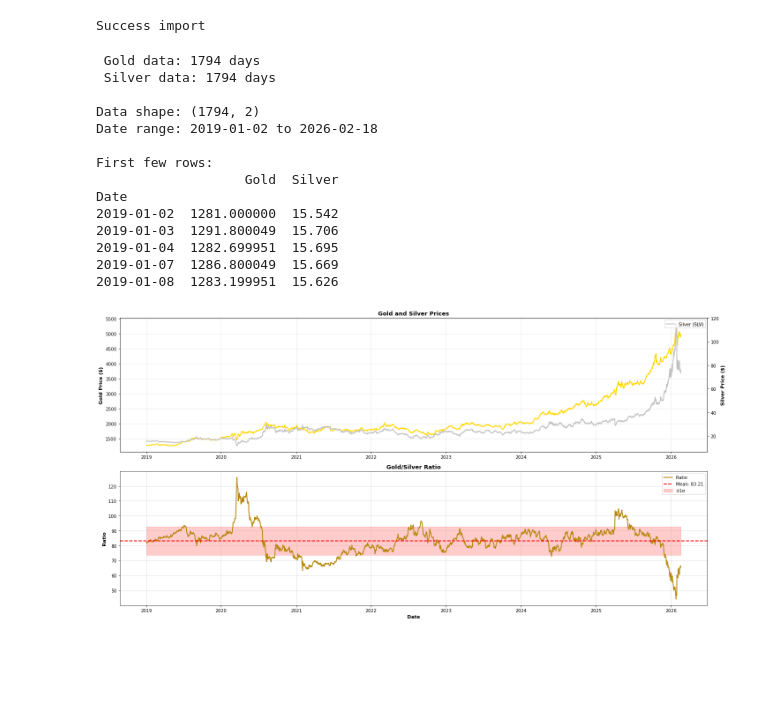
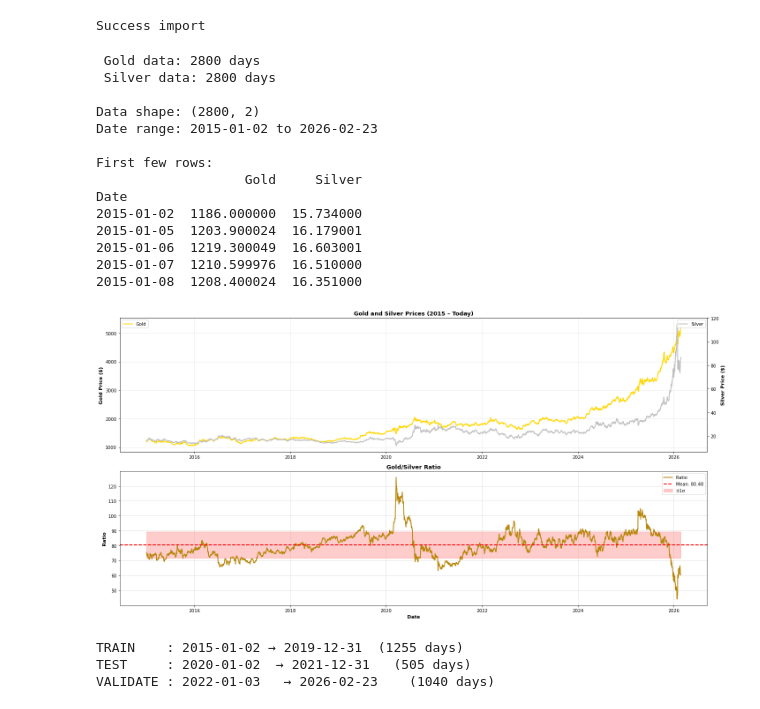
Before and after one commit to Prakhar3006/Gold-Silver-Mean-Reversion, a Jupyter notebook: Gold-Silver.ipynb, the cells around one changed output. Cells and saved outputs as stored; diff of their text form; code cells hidden in the pictures; blank space fills up the shorter version.

```diff
--- a/Gold-Silver.ipynb
+++ b/Gold-Silver.ipynb
@@ -13,74 +11,92 @@ print("Success import")
 # %% [output]
 Success import
 # %%
-start_date = "2019-01-01"
-end_date = None
-gold_data = yf.download("GC=F", start_date, end_date , progress= False)
-goldprice = gold_data['Close']
+start_date = "2015-01-01"
+end_date   = None  # today
+
+gold_data   = yf.download("GC=F", start_date, end_date, progress=False)
+goldprice   = gold_data['Close']
 print(f" Gold data: {len(goldprice)} days")
-silver_data = yf.download('SI=F', start=start_date, end=end_date, progress=False)
-silverprice = silver_data['Close']  # Get the closing price
+
+silver_data = yf.download("SI=F", start=start_date, end=end_date, progress=False)
+silverprice = silver_data['Close']
 print(f" Silver data: {len(silverprice)} days")
 
 data = pd.concat([goldprice, silverprice], axis=1)
 data.columns = ['Gold', 'Silver']
-
 data = data.dropna()
-
 
 print(f"\nData shape: {data.shape}")
 print(f"Date range: {data.index.min().date()} to {data.index.max().date()}")
 print(f"\nFirst few rows:")
 print(data.head())
 # %% [output]
- Gold data: 1794 days
- Silver data: 1794 days
+ Gold data: 2800 days
+ Silver data: 2800 days
 
-Data shape: (1794, 2)
-Date range: 2019-01-02 to 2026-02-18
+Data shape: (2800, 2)
+Date range: 2015-01-02 to 2026-02-23
 
 First few rows:
-                   Gold  Silver
+                   Gold     Silver
 Date
-2019-01-02  1281.000000  15.542
-2019-01-03  1291.800049  15.706
-2019-01-04  1282.699951  15.695
-2019-01-07  1286.800049  15.669
-2019-01-08  1283.199951  15.626
+2015-01-02  1186.000000  15.734000
+2015-01-05  1203.900024  16.179001
+2015-01-06  1219.300049  16.603001
+2015-01-07  1210.599976  16.510000
+2015-01-08  1208.400024  16.351000
 # %%
-fig, (f1,f2) = plt.subplots(2 , 1 , figsize=(20,10))
+fig, (f1, f2) = plt.subplots(2, 1, figsize=(20, 10))
 
-x=data.index.to_numpy()
-gold=data["Gold"].to_numpy()
-slv= data["Silver"].to_numpy()
+x   = data.index.to_numpy()
+gold = data["Gold"].to_numpy()
+slv  = data["Silver"].to_numpy()
 
-f1.plot(x,gold,label = "Gold", linewidth=2, color='gold')
+f1.plot(x, gold, label="Gold", linewidth=2, color='gold')
 f1.set_ylabel('Gold Price ($)', fontsize=11, fontweight='bold')
-f1.set_title('Gold and Silver Prices', fontsize=13, fontweight='bold')
+f1.set_title('Gold and Silver Prices (2015 – Today)', fontsize=13, fontweight='bold')
 f1.legend()
 f1.grid(True, alpha=0.3)
 
 f1_twin = f1.twinx()
-f1_twin.plot(x, slv, label='Silver (SLV)', linewidth=2, color='silver')
+f1_twin.plot(x, slv, label='Silver', linewidth=2, color='silver')
 f1_twin.set_ylabel('Silver Price ($)', fontsize=11, fontweight='bold')
 f1_twin.legend(loc='upper right')
 
-ratio = gold/slv
-mean=ratio.mean()
-std= ratio.std()
+ratio = gold / slv
+mean  = ratio.mean()
+std   = ratio.std()
 
 f2.plot(x, ratio, linewidth=2, color='darkgoldenrod', label='Ratio')
 f2.axhline(mean, color='red', linestyle='--', linewidth=2, label=f'Mean: {mean:.2f}')
 f2.fill_between(x, mean - std, mean + std, alpha=0.2, color='red', label='±1σ')
-
 f2.set_ylabel('Ratio', fontsize=11, fontweight='bold')
-f2.set_xlabel('Date', fontsize=11, fontweight='bold')
+f2.set_xlabel('Date',  fontsize=11, fontweight='bold')
 f2.set_title('Gold/Silver Ratio', fontsize=13, fontweight='bold')
 f2.legend()
 f2.grid(True, alpha=0.5)
 
 plt.tight_layout()
 plt.show()
 # %% [output]
-[figure, old version]
+[figure, new version]
+# %%
+# ============================================================
+# SPLIT: Train | Test | Validate
+# ============================================================
+train_end = '2019-12-31'
+test_end  = '2021-12-31'
+# validate  = 2024-01-01 → today
+
+data_train = data[data.index <= train_end]
+data_test  = data[(data.index > train_end) & (data.index <= test_end)]
+data_val   = data[data.index > test_end]
+
+print(f"TRAIN    : {data_train.index.min().date()} → {data_train.index.max().date()}  ({len(data_train)} days)")
+print(f"TEST     : {data_test.index.min().date()}  → {data_test.index.max().date()}   ({len(data_test)} days)")
+print(f"VALIDATE : {data_val.index.min().date()}   → {data_val.index.max().date()}    ({len(data_val)} days)")
+# %% [output]
+TRAIN    : 2015-01-02 → 2019-12-31  (1255 days)
+TEST     : 2020-01-02  → 2021-12-31   (505 days)
+VALIDATE : 2022-01-03   → 2026-02-23    (1040 days)
 # %%
```
Also changed, not shown: parts of 17 cells of this notebook.
